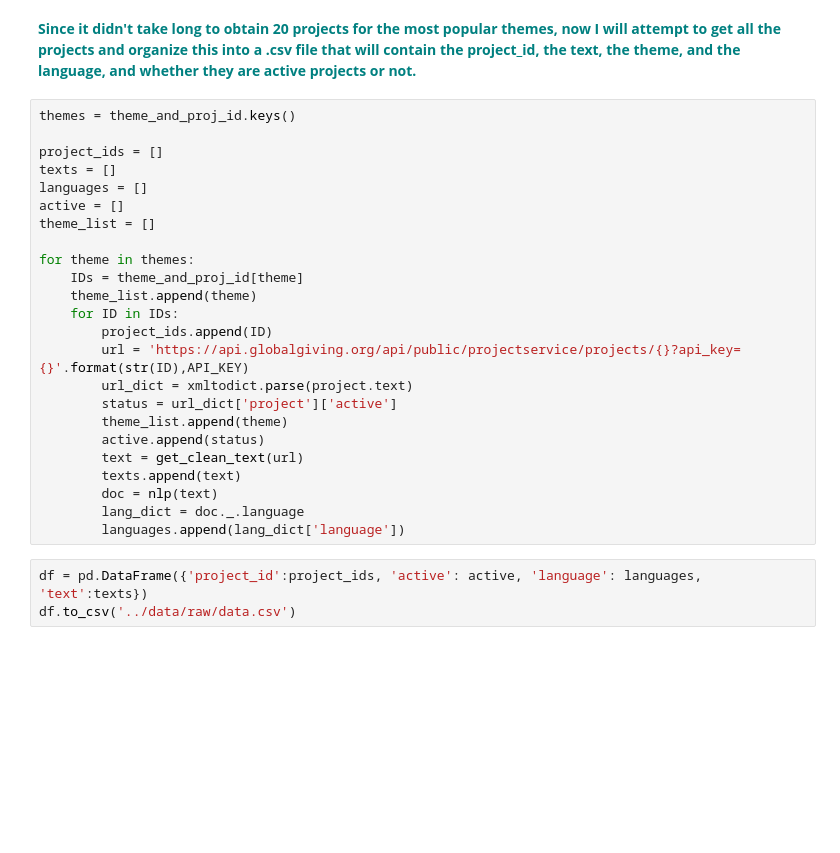
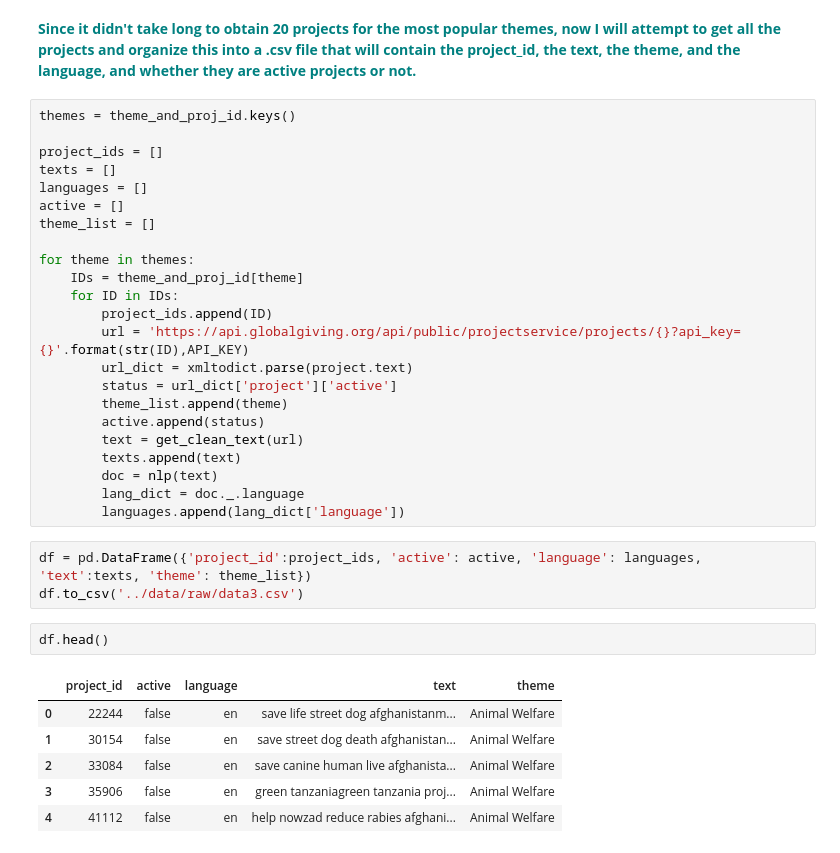
Before and after one commit to mbarona2/globalgiving-topic-classification, a Jupyter notebook: globalgiving-topic-classification/notebooks/01_data_wrangling.ipynb, the cells around one changed output. Saved outputs shown, nothing was run; the diff lists cells and outputs as text; blank space fills up the shorter version.

```diff
--- a/globalgiving-topic-classification/notebooks/01_data_wrangling.ipynb
+++ b/globalgiving-topic-classification/notebooks/01_data_wrangling.ipynb
@@ -356,7 +356,6 @@ theme_list = []
 
 for theme in themes:
     IDs = theme_and_proj_id[theme]
-    theme_list.append(theme)
     for ID in IDs:
         project_ids.append(ID)
         url = 'https://api.globalgiving.org/api/public/projectservice/projects/{}?api_key={}'.format(str(ID),API_KEY)
@@ -370,5 +369,14 @@ for theme in themes:
         lang_dict = doc._.language
         languages.append(lang_dict['language'])
 # %%
-df = pd.DataFrame({'project_id':project_ids, 'active': active, 'language': languages, 'text':texts})
-df.to_csv('../data/raw/data.csv')
+df = pd.DataFrame({'project_id':project_ids, 'active': active, 'language': languages, 'text':texts, 'theme': theme_list})
+df.to_csv('../data/raw/data3.csv')
+# %%
+df.head()
+# %% [output]
+|  | project_id | active | language | text | theme |
+| 0 | 22244 | false | en | save life street dog afghanistanm... | Animal Welfare |
+| 1 | 30154 | false | en | save street dog death afghanistan... | Animal Welfare |
+| 2 | 33084 | false | en | save canine human live afghanista... | Animal Welfare |
+| 3 | 35906 | false | en | green tanzaniagreen tanzania proj... | Animal Welfare |
+| 4 | 41112 | false | en | help nowzad reduce rabies afghani... | Animal Welfare |
```
Also changed, not shown: parts of 18 cells of this notebook.
